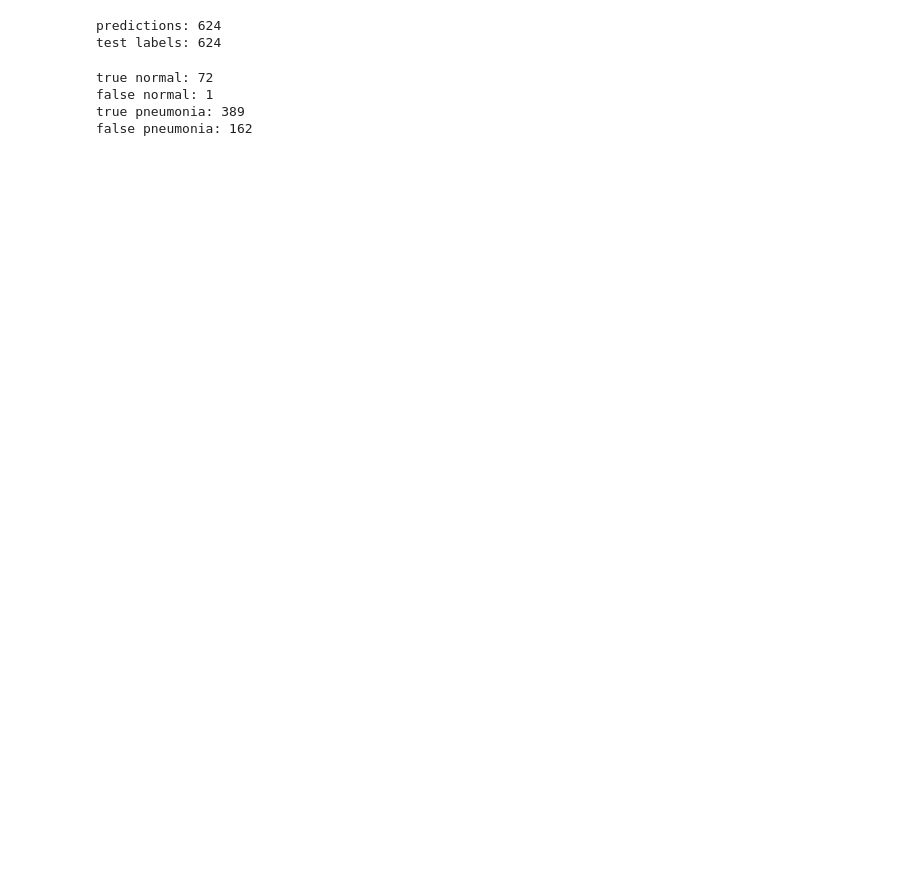
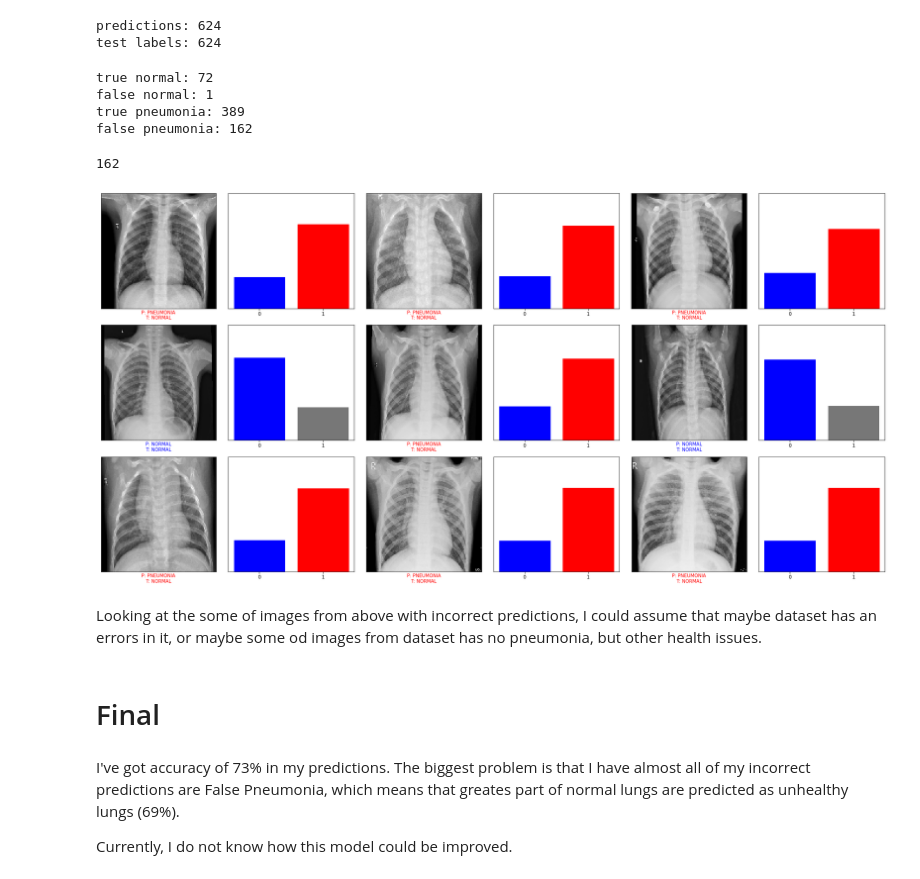
Before and after one commit to thedamirashim/pneumonia_detection, a Jupyter notebook: pneumonia_detection.ipynb, the cells around one changed output. Drawn from its saved outputs; the diff is of its cells as text; code cells hidden in the pictures; blank space fills up the shorter version.

```diff
--- a/pneumonia_detection.ipynb
+++ b/pneumonia_detection.ipynb
@@ -276,3 +266,42 @@ true normal: 72
 false normal: 1
 true pneumonia: 389
 false pneumonia: 162
+# %%
+false_pneumonia_index_list = []
+
+for i in range(len(predictions)):
+    if np.argmax(predictions[i]) != test_labels[i]:
+        if np.argmax(predictions[i]) == 1 and test_labels[i] == 0:
+            false_pneumonia_index_list.append(i)
+
+print(len(false_pneumonia_index_list))
+# %% [output]
+162
+# %%
+num_rows = 3
+num_cols = 3
+num_images = num_rows*num_cols
+plt.figure(figsize=(8*num_cols, 4*num_rows))
+temp_list_new = []
+for i in range(num_images):
+    temp = np.random.randint(0, len(false_pneumonia_index_list))
+    if temp not in temp_list_new:
+        plt.subplot(num_rows, 2*num_cols, 2*i+1)
+        plot_image(temp, predictions[temp], test_labels, test_images)
+        plt.subplot(num_rows, 2*num_cols, 2*i+2)
+        plot_value_array(temp, predictions[temp], test_labels, class_names_label)
+        temp_list_new.append(temp)
+    else:
+        i -= 1
+plt.tight_layout()
+plt.show()
+# %% [output]
+[figure, added]
+# %% [markdown]
+Looking at the some of images from above with incorrect predictions, I could assume that maybe dataset has an errors in it, or maybe some od images from dataset has no pneumonia, but other health issues.
+# %% [markdown]
+# Final
+# %% [markdown]
+I've got accuracy of 73% in my predictions. The biggest problem is that I have almost all of my incorrect predictions are False Pneumonia, which means that greates part of normal lungs are predicted as unhealthy lungs (69%).
+
+Currently, I do not know how this model could be improved.
```
Also changed, not shown: parts of 10 cells of this notebook.
